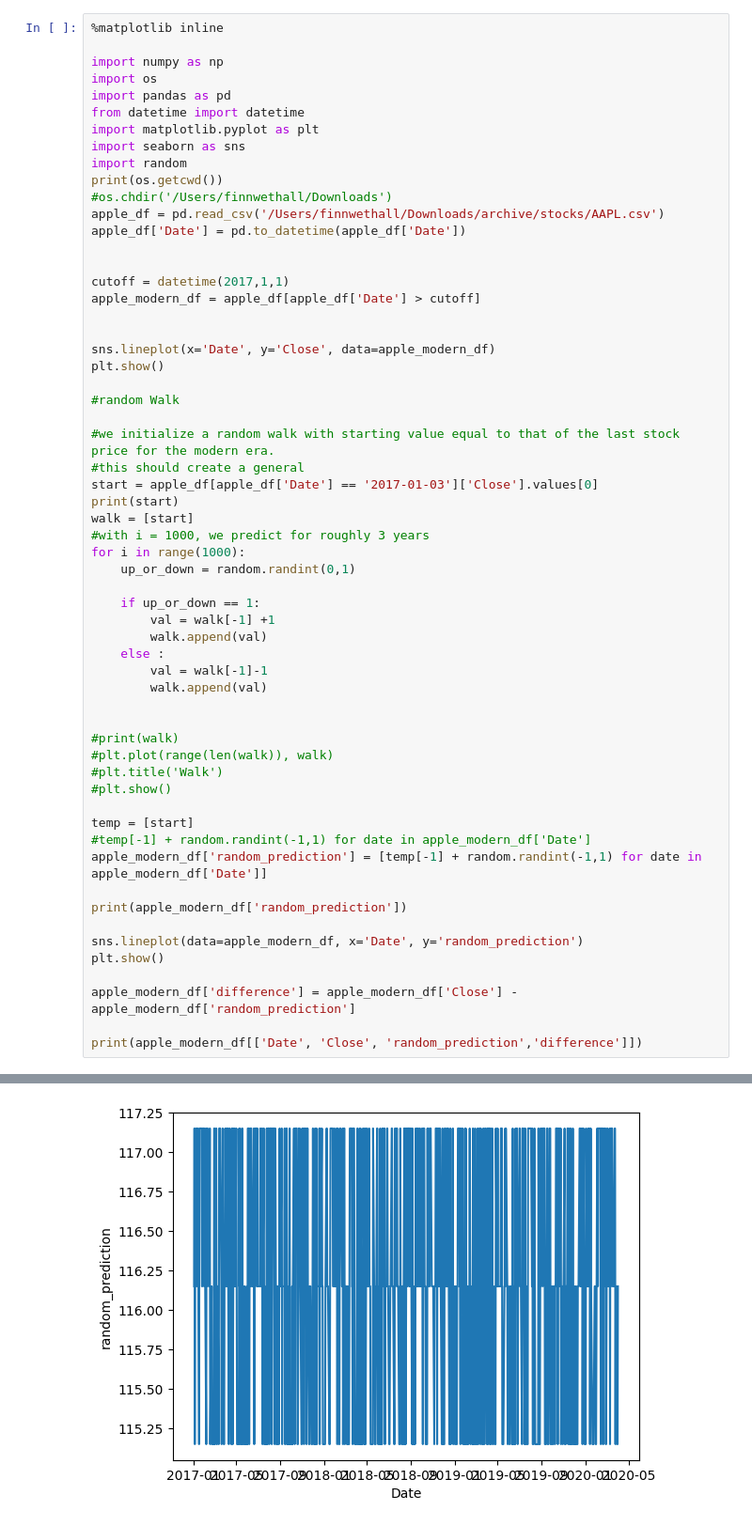
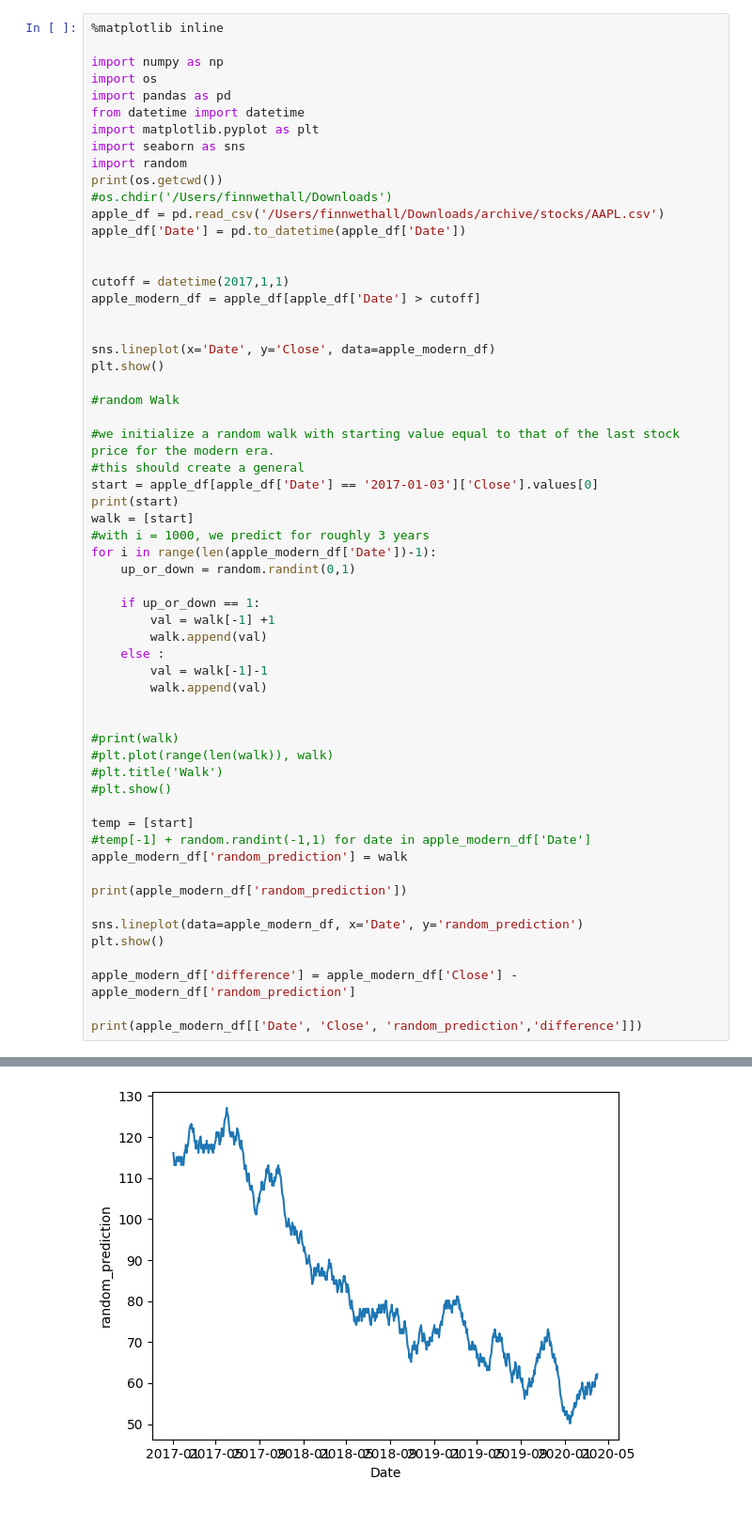
Before and after one commit to finnwethall/financial_data, a Jupyter notebook: stock_prices.ipynb, the cells around one changed output, grey strips where cells are left out. Shown: that part at 94% size. Cells and saved outputs as stored; diff of their text form.

```diff
--- a/stock_prices.ipynb
+++ b/stock_prices.ipynb
@@ -29,7 +29,7 @@ start = apple_df[apple_df['Date'] == '2017-01-03']['Close'].values[0]
 print(start)
 walk = [start]
 #with i = 1000, we predict for roughly 3 years
-for i in range(1000):
+for i in range(len(apple_modern_df['Date'])-1):
     up_or_down = random.randint(0,1)
 
     if up_or_down == 1:
@@ -47,7 +47,7 @@ for i in range(1000):
 
 temp = [start]
 #temp[-1] + random.randint(-1,1) for date in apple_modern_df['Date']
-apple_modern_df['random_prediction'] = [temp[-1] + random.randint(-1,1) for date in apple_modern_df['Date']]
+apple_modern_df['random_prediction'] = walk
 
 print(apple_modern_df['random_prediction'])
 
@@ -81,3 +81,3 @@ See the caveats in the documentation: https://pandas.pydata.org/pandas-docs/stab
-[figure, old version]
+[figure, new version]
            Date       Close  random_prediction  difference
 9092 2017-01-03  116.150002         116.150002    0.000000
```
Also changed, not shown: parts of 1 cell of this notebook.
